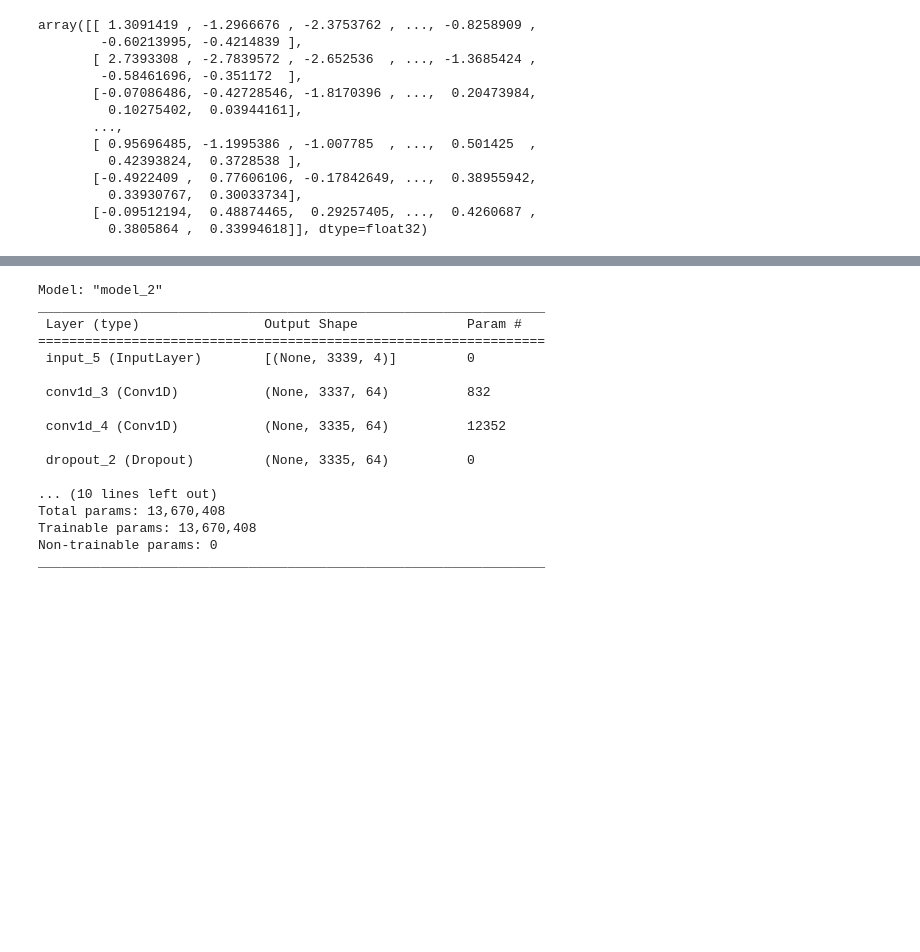
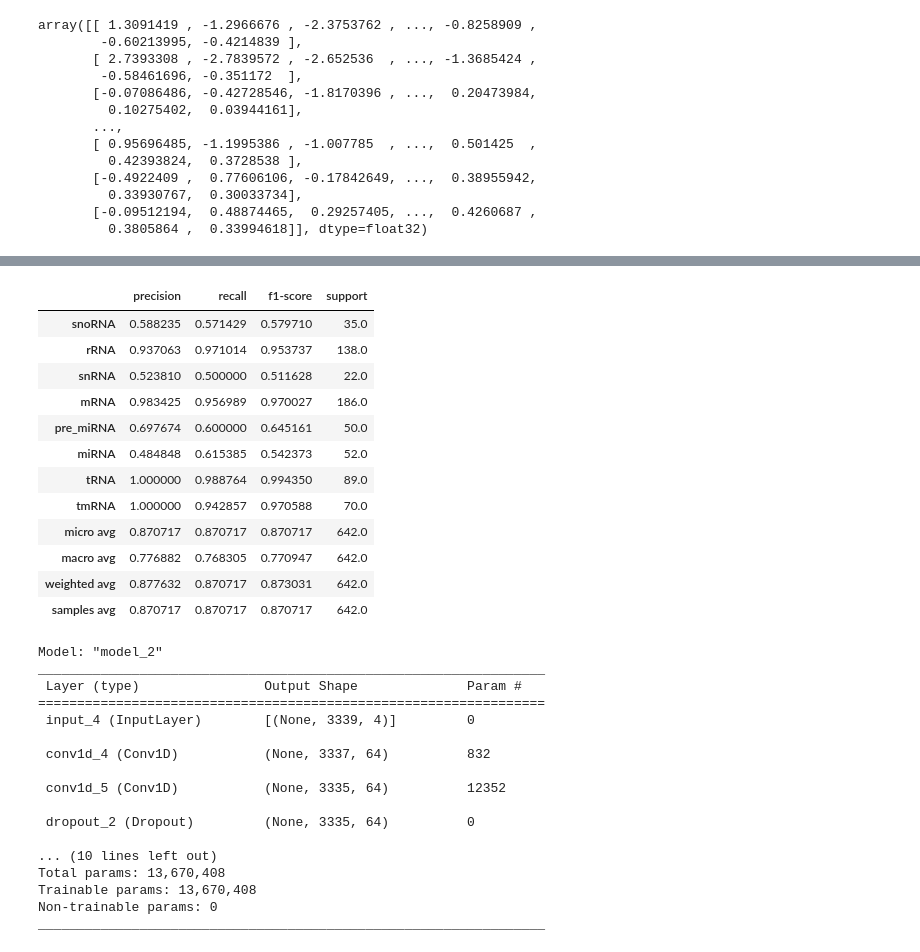
Before and after one commit to brenoslivio/BioDeepFuse, a Jupyter notebook: experiments.ipynb, the cells around one changed output, grey strips where cells are left out. Cells and saved outputs as stored; diff of their text form; code cells hidden in the pictures; blank space fills up the shorter version.

Commit message:
Using scikit-learn classification report.

```diff
--- a/experiments.ipynb
+++ b/experiments.ipynb
@@ -67,7 +70,9 @@ model = Model(inputs=[cnn_input,feat_extraction_input], outputs=main_output)
 
 # Compile and train the model
 model.compile(loss='categorical_crossentropy', optimizer='adam',
-              metrics= [tf.keras.metrics.Precision(class_id=i, name=name)for i, name in enumerate(train.names)])
+              metrics= [tf.keras.metrics.Precision(name="Precision")])
+
+#tf.keras.metrics.Precision(class_id=i, name=name)for i, name in enumerate(train.names)
 
 model.summary()
 
@@ -147,0 +137,14 @@ val_dict
+# %%
+model_pred = model.predict([test.seqs, test.features])
+
+y_pred = []
+
+for row in model_pred:
+    pred = [0 for i in range(8)]
+    pred[np.argmax(row)] = 1
+    y_pred.append(pred)
+
+y_pred = np.array(y_pred)
+
+pd.DataFrame(classification_report(test.labels, y_pred, target_names=test.names, output_dict=True)).T
+# %% [output]
@@ -148,3 +152,16 @@ val_dict
+|  | precision | recall | f1-score | support |
+| snoRNA | 0.588235 | 0.571429 | 0.579710 | 35.0 |
+| rRNA | 0.937063 | 0.971014 | 0.953737 | 138.0 |
+| snRNA | 0.523810 | 0.500000 | 0.511628 | 22.0 |
+| mRNA | 0.983425 | 0.956989 | 0.970027 | 186.0 |
+| pre_miRNA | 0.697674 | 0.600000 | 0.645161 | 50.0 |
+| miRNA | 0.484848 | 0.615385 | 0.542373 | 52.0 |
+| tRNA | 1.000000 | 0.988764 | 0.994350 | 89.0 |
+| tmRNA | 1.000000 | 0.942857 | 0.970588 | 70.0 |
+| micro avg | 0.870717 | 0.870717 | 0.870717 | 642.0 |
+| macro avg | 0.776882 | 0.768305 | 0.770947 | 642.0 |
+| weighted avg | 0.877632 | 0.870717 | 0.873031 | 642.0 |
+| samples avg | 0.870717 | 0.870717 | 0.870717 | 642.0 |
 # %%
 # cnn input
 
@@ -164,7 +181,7 @@ model = Model(inputs=cnn_input, outputs=main_output)
 
 # Compile and train the model
 model.compile(loss='categorical_crossentropy', optimizer='adam',
-              metrics= [tf.keras.metrics.Precision(class_id=i, name=name) for i, name in enumerate(train.names)])
+              metrics= [tf.keras.metrics.Precision(name="Precision")])
 
 model.summary()
 # %% [output]
@@ -172,11 +189,11 @@ Model: "model_2"
 _________________________________________________________________
  Layer (type)                Output Shape              Param #
 =================================================================
- input_5 (InputLayer)        [(None, 3339, 4)]         0
+ input_4 (InputLayer)        [(None, 3339, 4)]         0
 
- conv1d_3 (Conv1D)           (None, 3337, 64)          832
+ conv1d_4 (Conv1D)           (None, 3337, 64)          832
 
- conv1d_4 (Conv1D)           (None, 3335, 64)          12352
+ conv1d_5 (Conv1D)           (None, 3335, 64)          12352
 
  dropout_2 (Dropout)         (None, 3335, 64)          0
 
```
Also changed, not shown: parts of 8 cells of this notebook.
